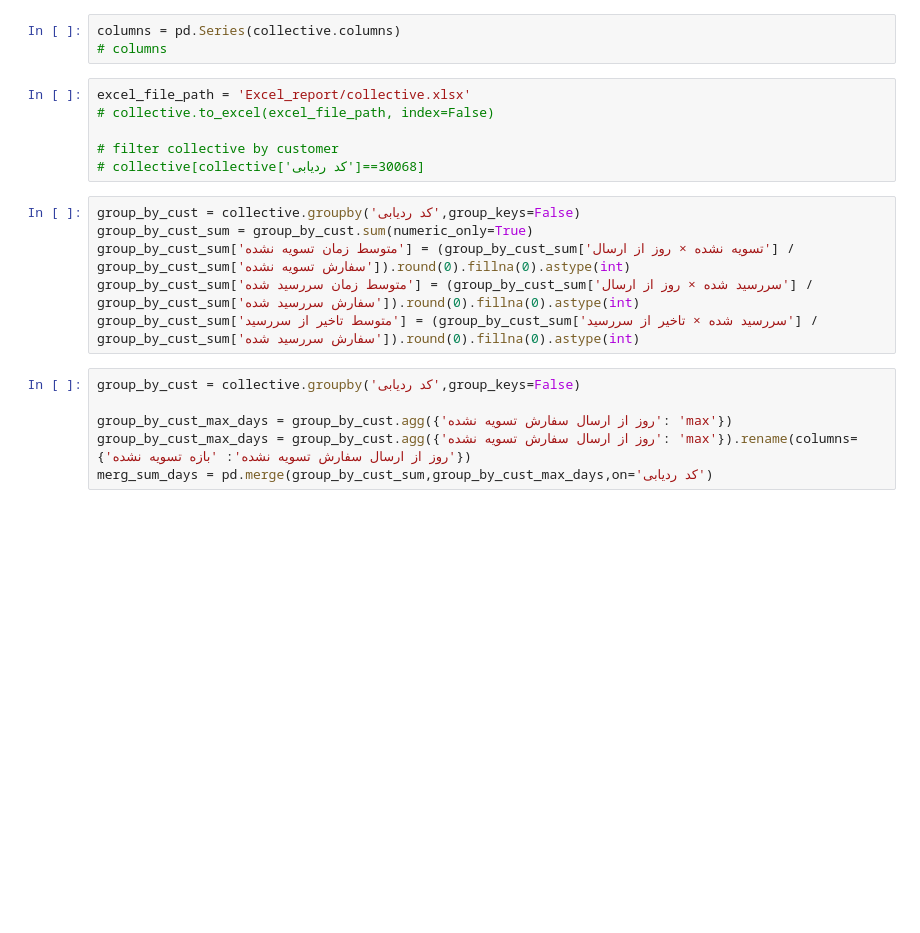
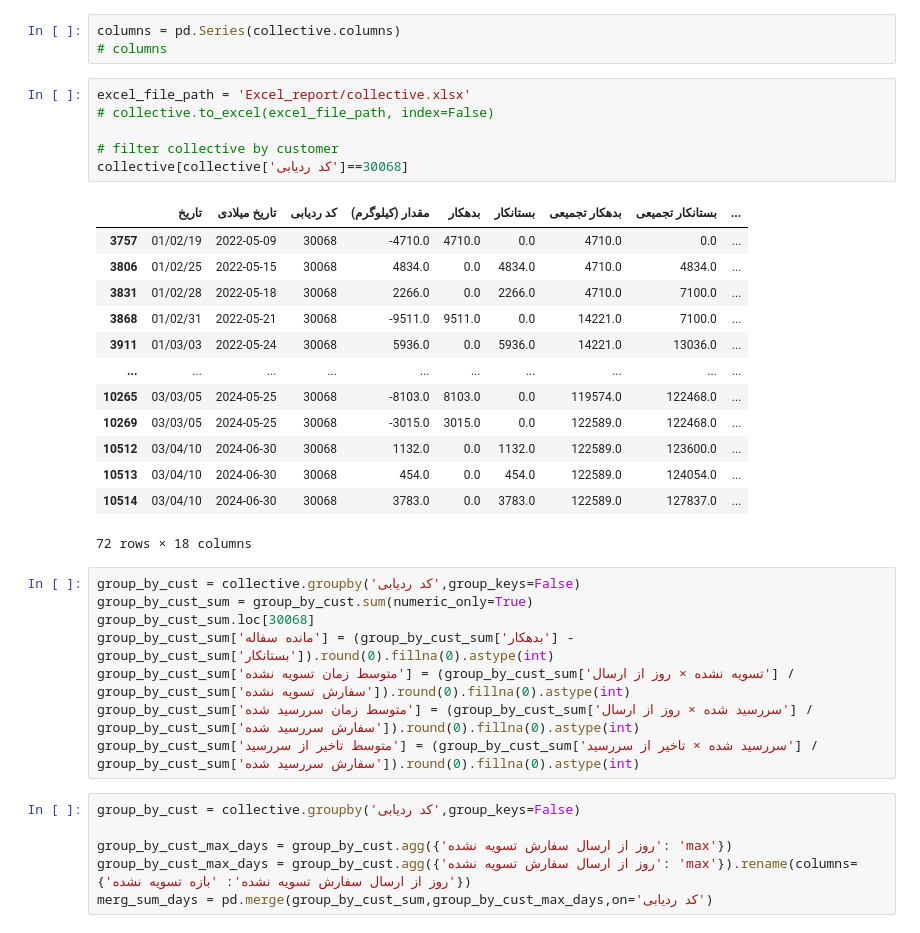
Before and after one commit to SahandSM/Chips_Report, a Jupyter notebook: main.ipynb, the cells around one changed output. Cells and saved outputs as stored; diff of their text form; blank space fills up the shorter version.

```diff
--- a/main.ipynb
+++ b/main.ipynb
@@ -73,12 +77,28 @@ columns = pd.Series(collective.columns)
 # %%
 excel_file_path = 'Excel_report/collective.xlsx'
 # collective.to_excel(excel_file_path, index=False)
 
 # filter collective by customer
-# collective[collective['کد ردیابی']==30068]
+collective[collective['کد ردیابی']==30068]
+# %% [output]
+|  | تاريخ | تاريخ میلادی | کد ردیابی | مقدار (کیلوگرم) | بدهکار | بستانکار | بدهکار تجمیعی | بستانکار تجمیعی | ... |
+| 3757 | 01/02/19 | 2022-05-09 | 30068 | -4710.0 | 4710.0 | 0.0 | 4710.0 | 0.0 | ... |
+| 3806 | 01/02/25 | 2022-05-15 | 30068 | 4834.0 | 0.0 | 4834.0 | 4710.0 | 4834.0 | ... |
+| 3831 | 01/02/28 | 2022-05-18 | 30068 | 2266.0 | 0.0 | 2266.0 | 4710.0 | 7100.0 | ... |
+| 3868 | 01/02/31 | 2022-05-21 | 30068 | -9511.0 | 9511.0 | 0.0 | 14221.0 | 7100.0 | ... |
+| 3911 | 01/03/03 | 2022-05-24 | 30068 | 5936.0 | 0.0 | 5936.0 | 14221.0 | 13036.0 | ... |
+| ... | ... | ... | ... | ... | ... | ... | ... | ... | ... |
+| 10265 | 03/03/05 | 2024-05-25 | 30068 | -8103.0 | 8103.0 | 0.0 | 119574.0 | 122468.0 | ... |
+| 10269 | 03/03/05 | 2024-05-25 | 30068 | -3015.0 | 3015.0 | 0.0 | 122589.0 | 122468.0 | ... |
+| 10512 | 03/04/10 | 2024-06-30 | 30068 | 1132.0 | 0.0 | 1132.0 | 122589.0 | 123600.0 | ... |
+| 10513 | 03/04/10 | 2024-06-30 | 30068 | 454.0 | 0.0 | 454.0 | 122589.0 | 124054.0 | ... |
+| 10514 | 03/04/10 | 2024-06-30 | 30068 | 3783.0 | 0.0 | 3783.0 | 122589.0 | 127837.0 | ... |
+72 rows × 18 columns
 # %%
 group_by_cust = collective.groupby('کد ردیابی',group_keys=False)
 group_by_cust_sum = group_by_cust.sum(numeric_only=True)
+group_by_cust_sum.loc[30068]
+group_by_cust_sum['مانده سفاله'] = (group_by_cust_sum['بدهکار'] - group_by_cust_sum['بستانکار']).round(0).fillna(0).astype(int)
 group_by_cust_sum['متوسط زمان تسویه نشده'] = (group_by_cust_sum['تسویه نشده × روز از ارسال'] / group_by_cust_sum['سفارش تسویه نشده']).round(0).fillna(0).astype(int)
 group_by_cust_sum['متوسط زمان سررسید شده'] = (group_by_cust_sum['سررسید شده × روز از ارسال'] / group_by_cust_sum['سفارش سررسید شده']).round(0).fillna(0).astype(int)
 group_by_cust_sum['متوسط تاخیر از سررسید'] = (group_by_cust_sum['سررسید شده × تاخیر از سررسید'] / group_by_cust_sum['سفارش سررسید شده']).round(0).fillna(0).astype(int)
```
Also changed, not shown: parts of 7 cells of this notebook.
